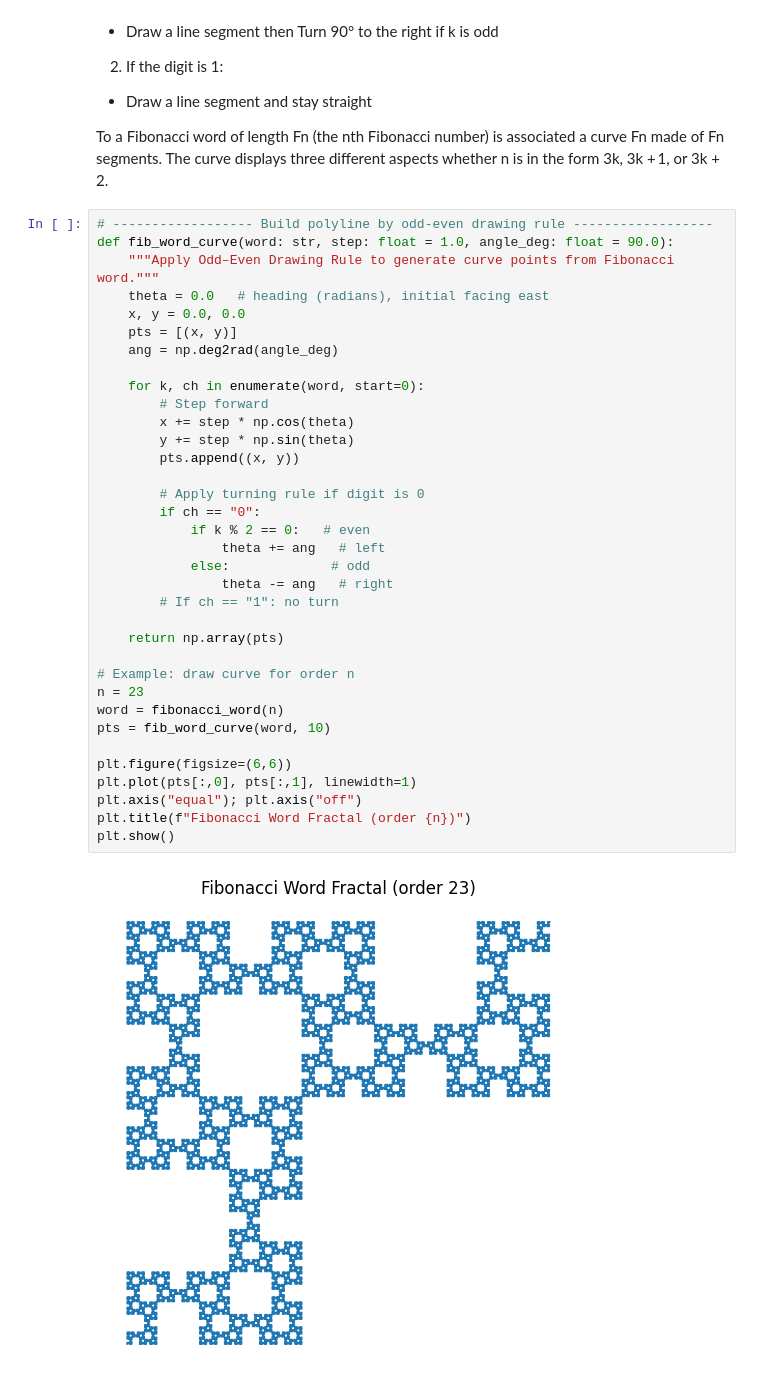
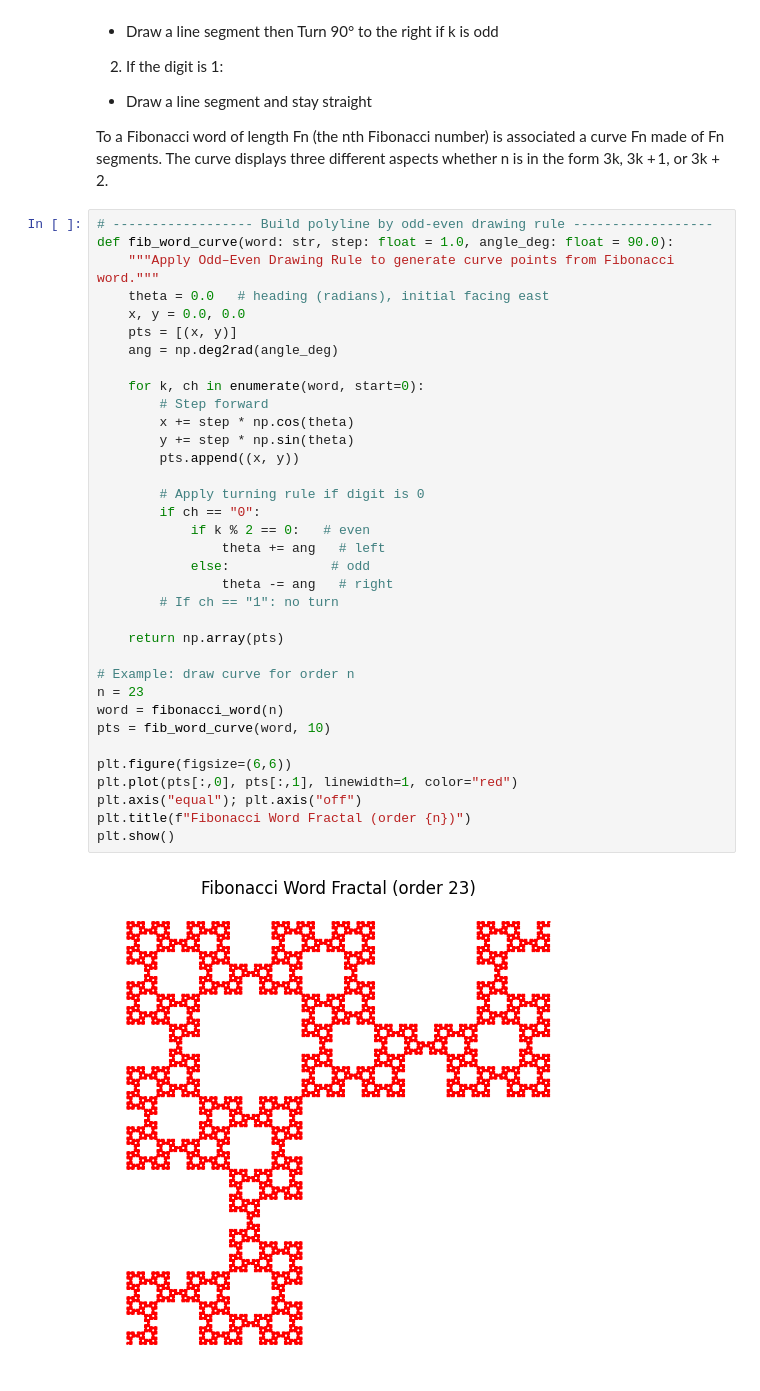
Before and after one commit to nhwwnhww/fractal-implementation, a Jupyter notebook: fractal.ipynb, the cells around one changed output. Drawn from its saved outputs; the diff is of its cells as text.

```diff
--- a/fractal.ipynb
+++ b/fractal.ipynb
@@ -60,32 +60,32 @@ def fib_word_curve(word: str, step: float = 1.0, angle_deg: float = 90.0):
     x, y = 0.0, 0.0
     pts = [(x, y)]
     ang = np.deg2rad(angle_deg)
 
     for k, ch in enumerate(word, start=0):
         # Step forward
         x += step * np.cos(theta)
         y += step * np.sin(theta)
         pts.append((x, y))
 
         # Apply turning rule if digit is 0
         if ch == "0":
             if k % 2 == 0:   # even
                 theta += ang   # left
             else:             # odd
                 theta -= ang   # right
         # If ch == "1": no turn
 
     return np.array(pts)
 
 # Example: draw curve for order n
 n = 23
 word = fibonacci_word(n)
 pts = fib_word_curve(word, 10)
 
 plt.figure(figsize=(6,6))
-plt.plot(pts[:,0], pts[:,1], linewidth=1)
+plt.plot(pts[:,0], pts[:,1], linewidth=1, color="red")
 plt.axis("equal"); plt.axis("off")
 plt.title(f"Fibonacci Word Fractal (order {n})")
 plt.show()
 # %% [output]
-[figure, old version]
+[figure, new version]
```
